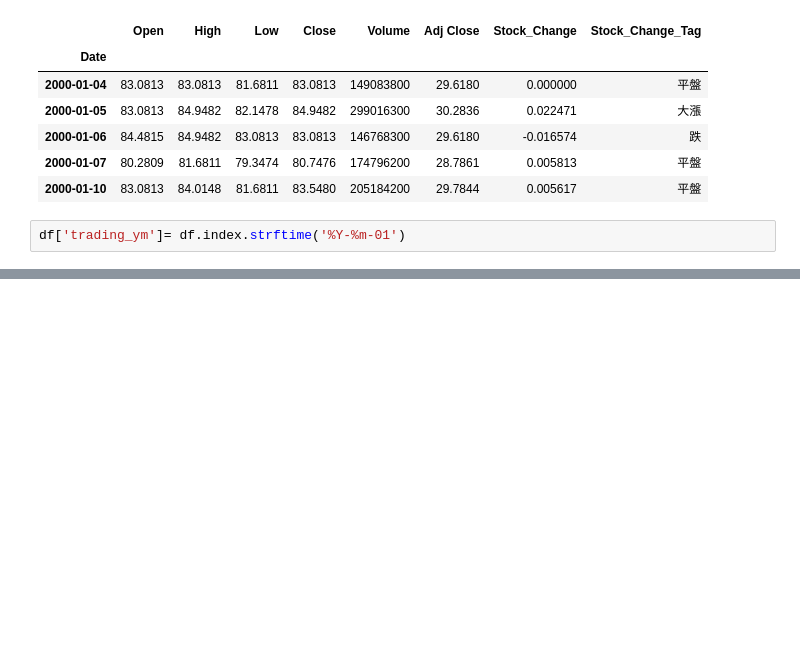
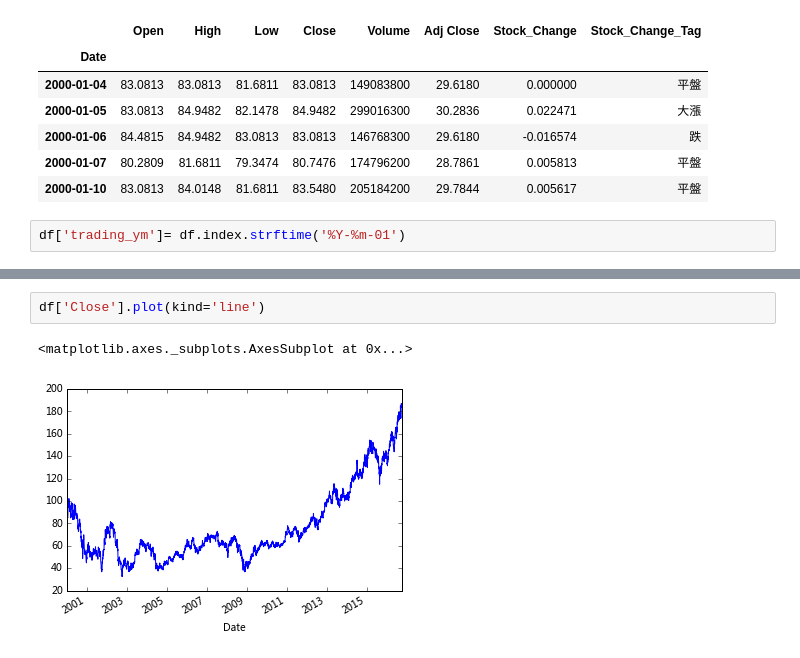
Before and after one commit to ywchiu/pyfintech2, a Jupyter notebook: 20160930Demo.ipynb, the cells around one changed output, grey strips where cells are left out. Cells and saved outputs as stored; diff of their text form; blank space fills up the shorter version.

Commit message:
add figure

```diff
--- a/20160930Demo.ipynb
+++ b/20160930Demo.ipynb
@@ -382,0 +386,5 @@ Name: Close, dtype: float64
+# %%
+df['Close'].plot(kind='line')
+# %% [output]
+<matplotlib.axes._subplots.AxesSubplot at 0x...>
+[figure, added]
```
Also changed, not shown: parts of 15 cells of this notebook.
